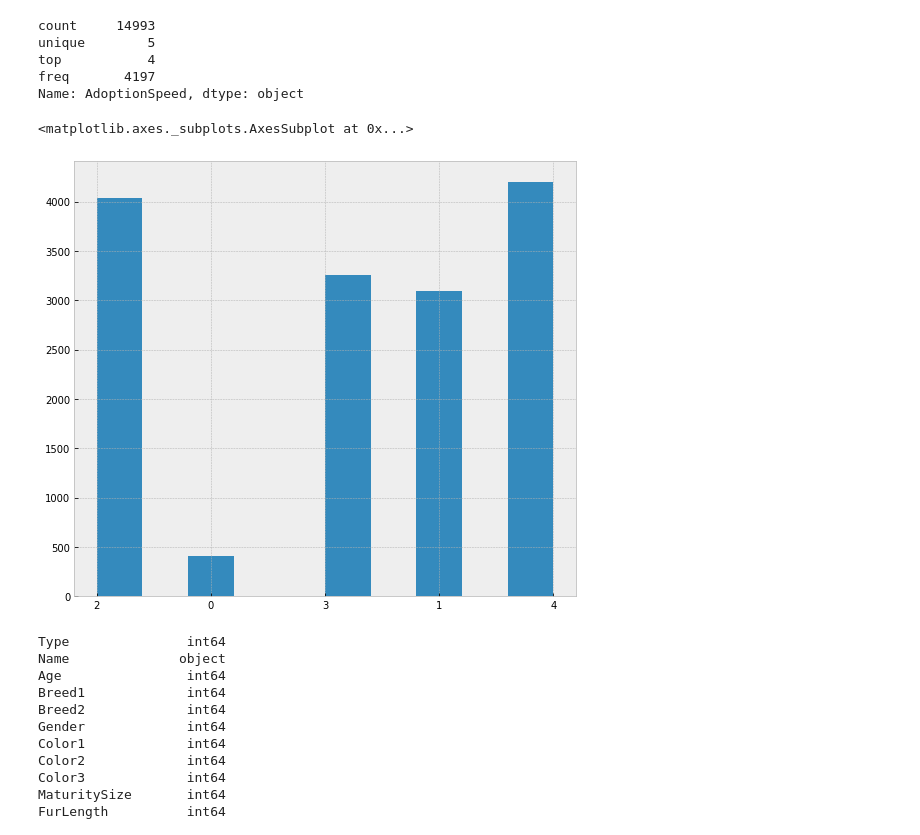
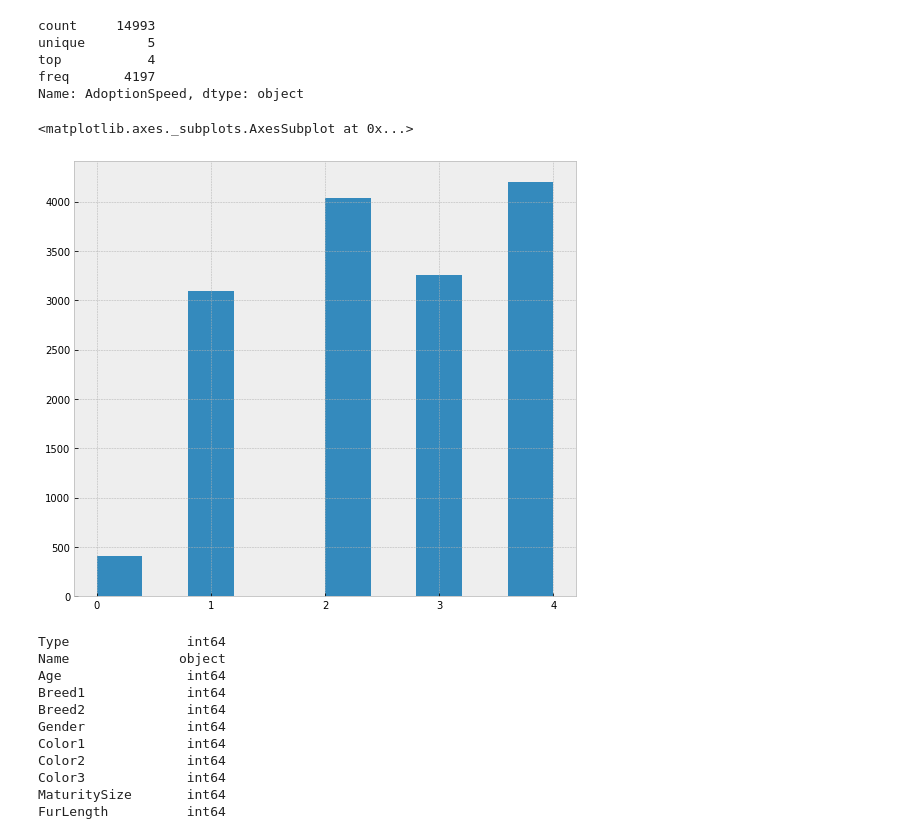
Before and after one commit to bfrison/CEBD1160, a Jupyter notebook: project/project_graphs.ipynb, the cells around one changed output. Cells and saved outputs as stored; diff of their text form; code cells hidden in the pictures.

```diff
--- a/project/project_graphs.ipynb
+++ b/project/project_graphs.ipynb
@@ -65,10 +65,10 @@ Name: AdoptionSpeed, dtype: object
 # %%
 plt.figure(figsize=(9, 8))
 # df['AdoptionSpeed'].hist(bins=5)
-df['AdoptionSpeed'].hist()
+df['AdoptionSpeed'].sort_values().hist()
 # %% [output]
 <matplotlib.axes._subplots.AxesSubplot at 0x...>
-[figure, old version]
+[figure, new version]
 # %%
 df.dtypes
 # list(set(df.dtypes.tolist()))
```
Also changed, not shown: parts of 6 cells of this notebook.
